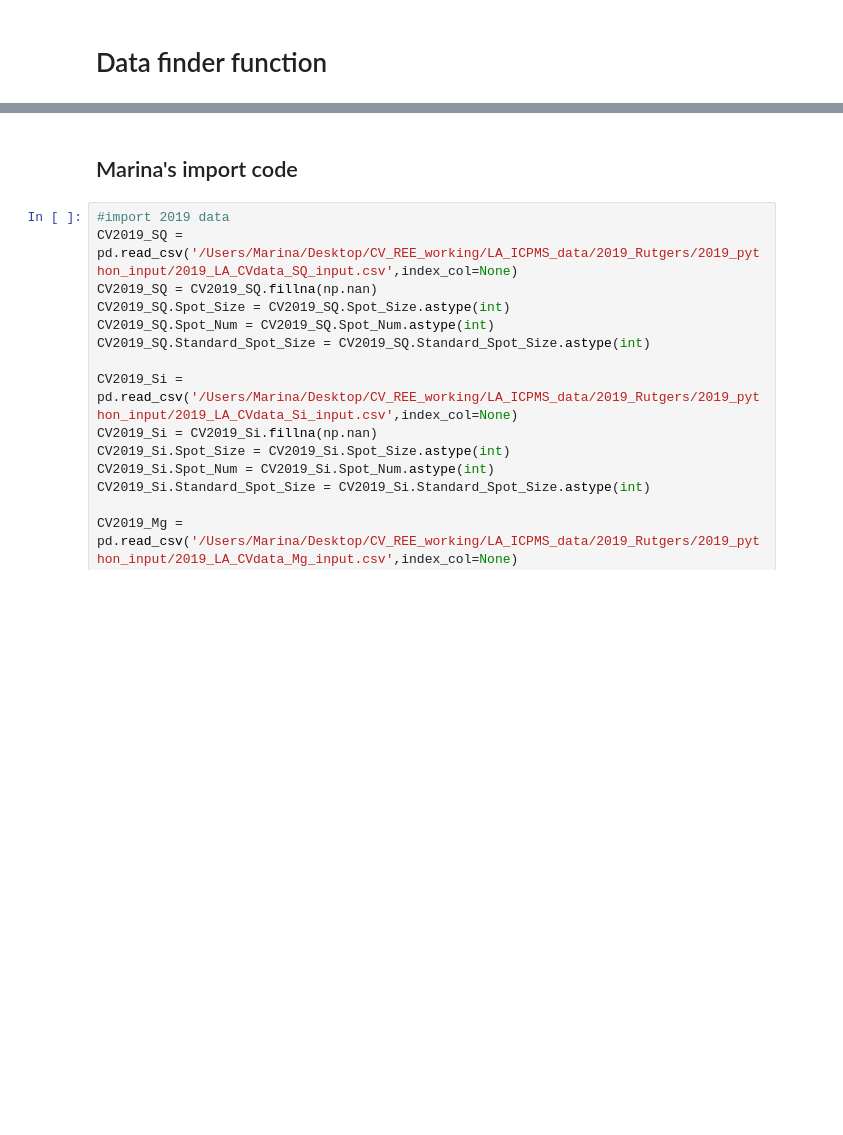
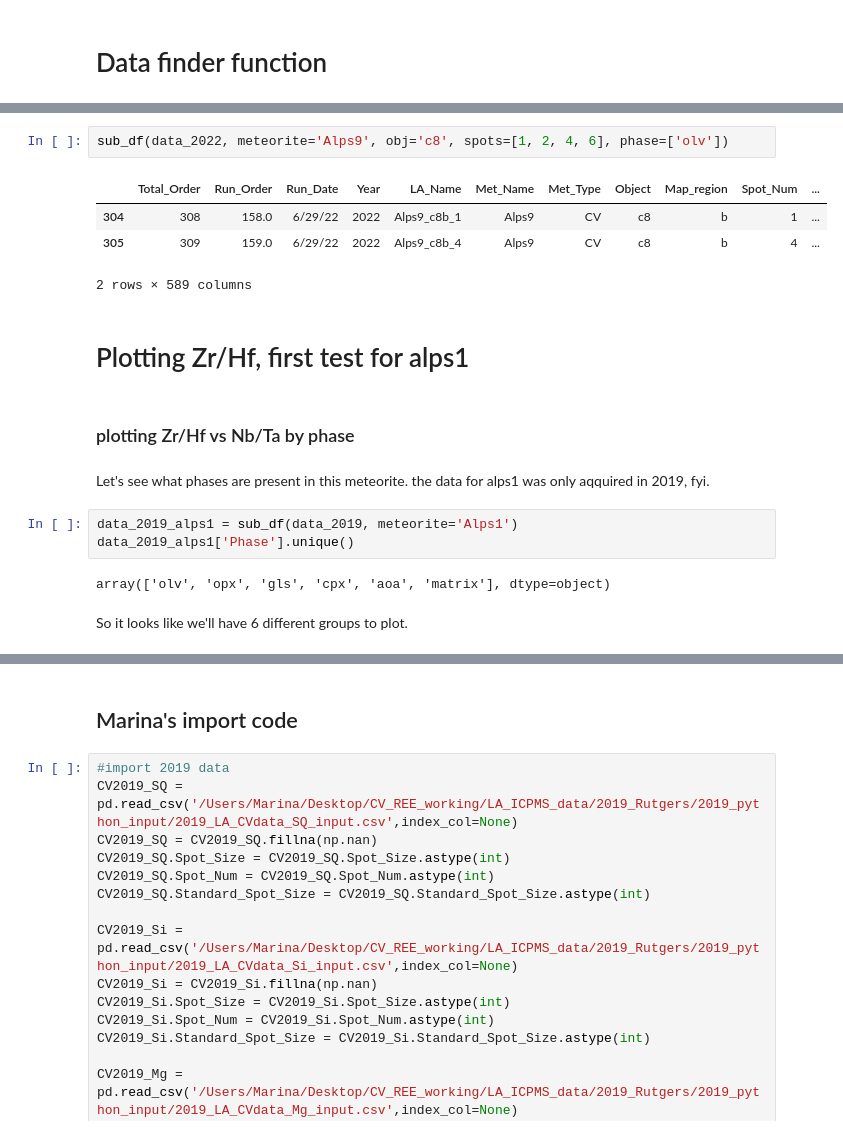
Before and after one commit to JGCAITLIN/HFSE, a Jupyter notebook: prelim_plotting.ipynb, the cells around one changed output, grey strips where cells are left out. Drawn from its saved outputs; the diff is of its cells as text; blank space fills up the shorter version.

```diff
--- a/prelim_plotting.ipynb
+++ b/prelim_plotting.ipynb
@@ -108,0 +104,20 @@ def data_find(pd_df, by_meteorite=False, meteorite='', obj='', spot='', by_phase
+# %%
+sub_df(data_2022, meteorite='Alps9', obj='c8', spots=[1, 2, 4, 6], phase=['olv'])
+# %% [output]
+|  | Total_Order | Run_Order | Run_Date | Year | LA_Name | Met_Name | Met_Type | Object | Map_region | Spot_Num | ... |
+| 304 | 308 | 158.0 | 6/29/22 | 2022 | Alps9_c8b_1 | Alps9 | CV | c8 | b | 1 | ... |
+| 305 | 309 | 159.0 | 6/29/22 | 2022 | Alps9_c8b_4 | Alps9 | CV | c8 | b | 4 | ... |
+2 rows × 589 columns
+# %% [markdown]
+# Plotting Zr/Hf, first test for alps1
+# %% [markdown]
+### plotting Zr/Hf vs Nb/Ta by phase
+# %% [markdown]
+Let's see what phases are present in this meteorite. the data for alps1 was only aqquired in 2019, fyi.
+# %%
+data_2019_alps1 = sub_df(data_2019, meteorite='Alps1')
+data_2019_alps1['Phase'].unique()
+# %% [output]
+array(['olv', 'opx', 'gls', 'cpx', 'aoa', 'matrix'], dtype=object)
+# %% [markdown]
+So it looks like we'll have 6 different groups to plot.
```
Also changed, not shown: parts of 11 cells of this notebook.
